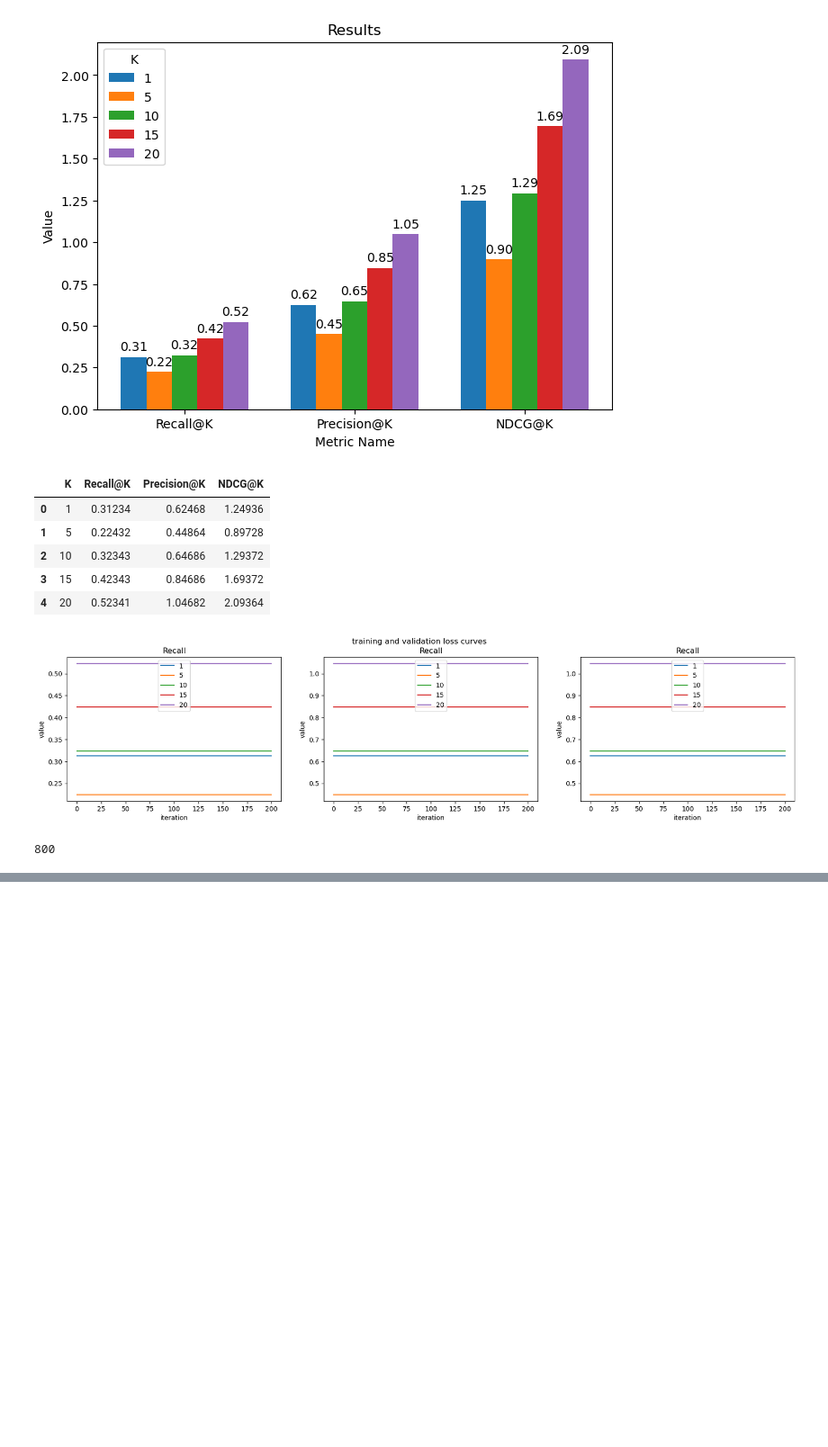
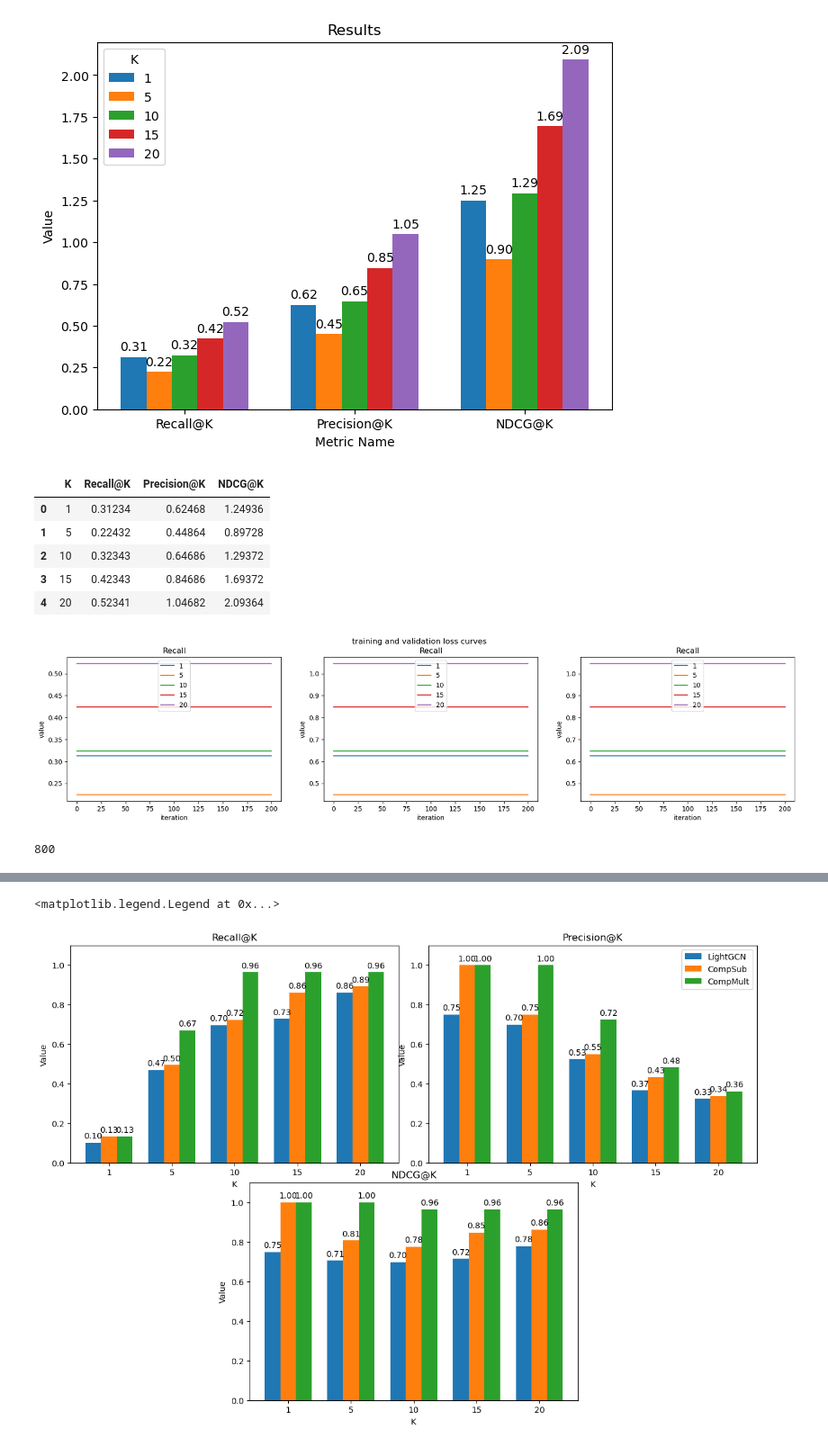
Before and after one commit to RusheelIyer/comp_lightgcn, a Jupyter notebook: test.ipynb, the cells around one changed output, grey strips where cells are left out. Shown at 90% size. Cells and saved outputs as stored; diff of their text form; code cells hidden in the pictures; blank space fills up the shorter version.

```diff
--- a/test.ipynb
+++ b/test.ipynb
@@ -138,3 +138,6 @@ sdict = torch.load(model_path)
 sdict['best_iter']
 # %% [output]
 800
+# %%
+df = pd.read_csv('csv_results/results_light.csv')
+df
@@ -140,0 +151,4 @@ sdict['best_iter']
+# %%
+mult_df = pd.read_csv('csv_results/results_mult.csv')
+sub_df = pd.read_csv('csv_results/results_sub.csv')
+sub_df
@@ -140,0 +162,7 @@ sdict['best_iter']
+# %%
+df['model'] = 'LightGCN'
+sub_df['model'] = 'CompSub'
+mult_df['model'] = 'CompMult'
+
+df = pd.concat([df, sub_df, mult_df], axis=0)
+df
@@ -140,0 +217,37 @@ sdict['best_iter']
+# %%
+import matplotlib.gridspec as gridspec
+
+gs = gridspec.GridSpec(4, 4)
+
+fig = plt.figure(figsize=(15,10), layout='constrained')
+fig.add_gridspec(4, 4)
+
+def plot_metric(dict, title, ax, K):
+
+    x = np.arange(len(K))  # the label locations
+    width = 0.25  # the width of the bars
+    multiplier = 0
+
+    for attribute, measurement in dict.items():
+        offset = width * multiplier
+        rects = ax.bar(x + offset, measurement, width, label=attribute)
+        ax.bar_label(rects, padding=3, fmt='%.2f')
+        multiplier += 1
+
+    # Add some text for labels, title and custom x-axis tick labels, etc.
+    ax.set_xlabel('K')
+    ax.set_ylabel('Value')
+    ax.set_title(title)
+    ax.set_xticks(x + width, K)
+    # ax.legend(loc='upper left', ncols=3)
+    #ax.legend()
+    ax.set_ylim(0, 1.1)
+
+plot_metric(recall_dict, 'Recall@K', ax=plt.subplot(gs[:2, :2]), K=K)
+plot_metric(precision_dict, 'Precision@K', ax=plt.subplot(gs[:2, 2:]), K=K)
+plot_metric(ndcg_dict, 'NDCG@K', ax=plt.subplot(gs[2:4, 1:3]), K=K)
+
+plt.subplot(gs[:2, 2:]).legend()
+# %% [output]
+<matplotlib.legend.Legend at 0x...>
+[figure, added]
```
Also changed, not shown: parts of 4 cells of this notebook, 3 other files.
